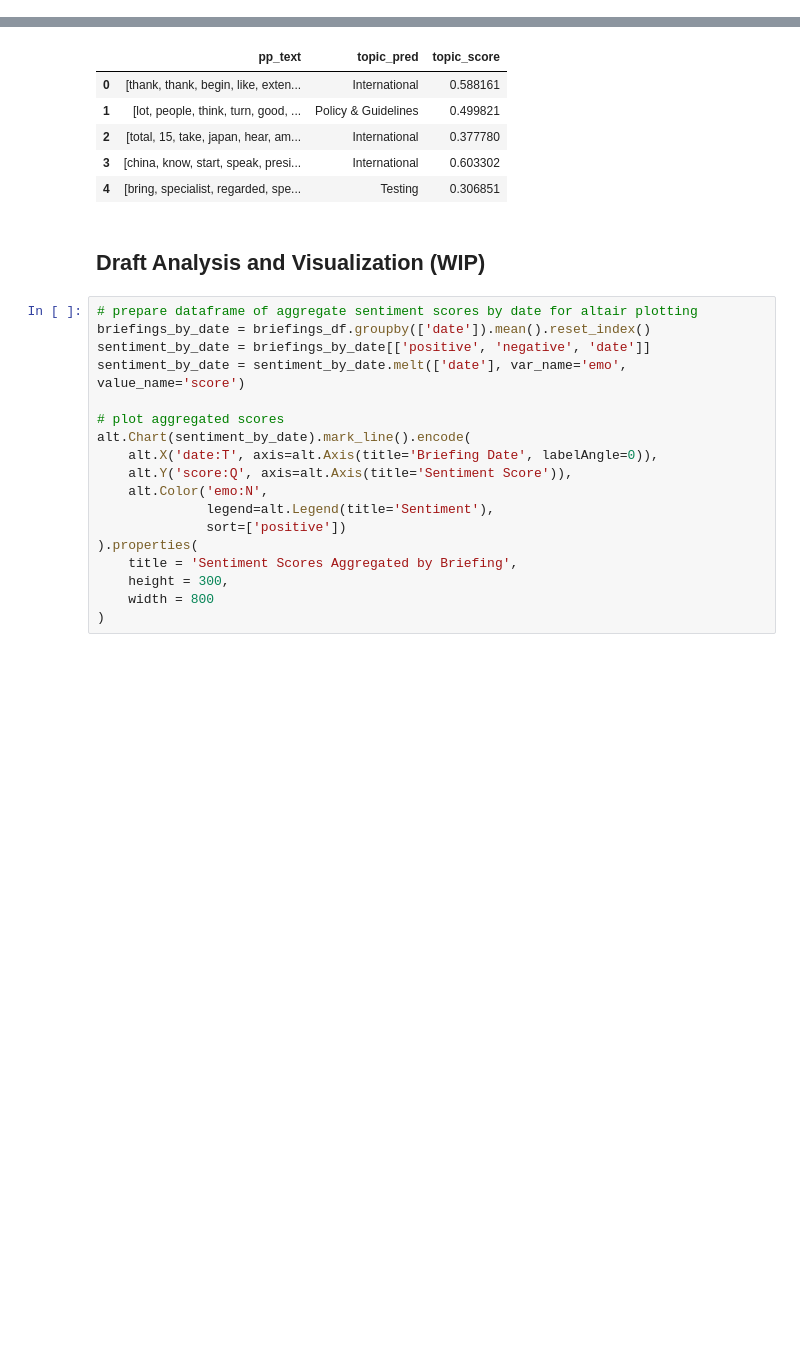
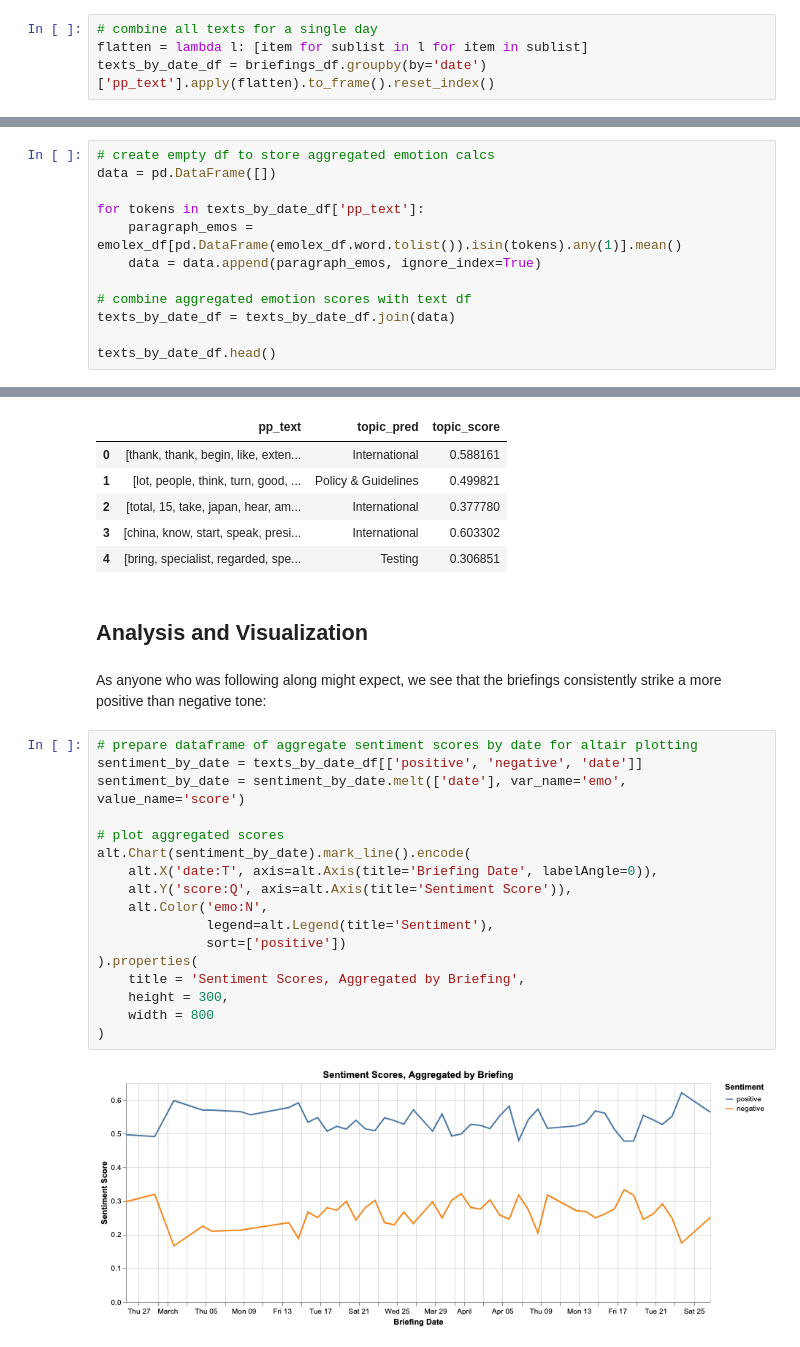
Before and after one commit to brendoncampbell/corona-briefing-tones, a Jupyter notebook: src/briefing_analysis.ipynb, the cells around one changed output, grey strips where cells are left out. Cells and saved outputs as stored; diff of their text form; blank space fills up the shorter version.

Commit message:
Updates to analysis plots and conclusion

```diff
--- a/src/briefing_analysis.ipynb
+++ b/src/briefing_analysis.ipynb
@@ -209,3 +210,7 @@ Name: pp_text, Length: 9679, dtype: object
+# %%
+# combine all texts for a single day
+flatten = lambda l: [item for sublist in l for item in sublist]
+texts_by_date_df = briefings_df.groupby(by='date')['pp_text'].apply(flatten).to_frame().reset_index()
 # %% [markdown]
 ### Emotion and Sentiment Analysis
 
@@ -299,0 +321,12 @@ briefings_df.head()
+# %%
+# create empty df to store aggregated emotion calcs
+data = pd.DataFrame([])
+
+for tokens in texts_by_date_df['pp_text']:
+    paragraph_emos = emolex_df[pd.DataFrame(emolex_df.word.tolist()).isin(tokens).any(1)].mean()
+    data = data.append(paragraph_emos, ignore_index=True)
+
+# combine aggregated emotion scores with text df
+texts_by_date_df = texts_by_date_df.join(data)
+
+texts_by_date_df.head()
@@ -428,22 +468,25 @@ briefings_df[['pp_text','topic_pred','topic_score']].head()
 | 3 | [china, know, start, speak, presi... | International | 0.603302 |
 | 4 | [bring, specialist, regarded, spe... | Testing | 0.306851 |
 # %% [markdown]
-## Draft Analysis and Visualization (WIP)
+## Analysis and Visualization
+# %% [markdown]
+As anyone who was following along might expect, we see that the briefings consistently strike a more positive than negative tone:
 # %%
 # prepare dataframe of aggregate sentiment scores by date for altair plotting
-briefings_by_date = briefings_df.groupby(['date']).mean().reset_index()
-sentiment_by_date = briefings_by_date[['positive', 'negative', 'date']]
+sentiment_by_date = texts_by_date_df[['positive', 'negative', 'date']]
 sentiment_by_date = sentiment_by_date.melt(['date'], var_name='emo', value_name='score')
 
 # plot aggregated scores
 alt.Chart(sentiment_by_date).mark_line().encode(
     alt.X('date:T', axis=alt.Axis(title='Briefing Date', labelAngle=0)),
     alt.Y('score:Q', axis=alt.Axis(title='Sentiment Score')),
     alt.Color('emo:N',
               legend=alt.Legend(title='Sentiment'),
               sort=['positive'])
 ).properties(
-    title = 'Sentiment Scores Aggregated by Briefing',
+    title = 'Sentiment Scores, Aggregated by Briefing',
     height = 300,
     width = 800
 )
+# %% [output]
+[figure, added]
```
Also changed, not shown: parts of 27 cells of this notebook, 1 other file.
